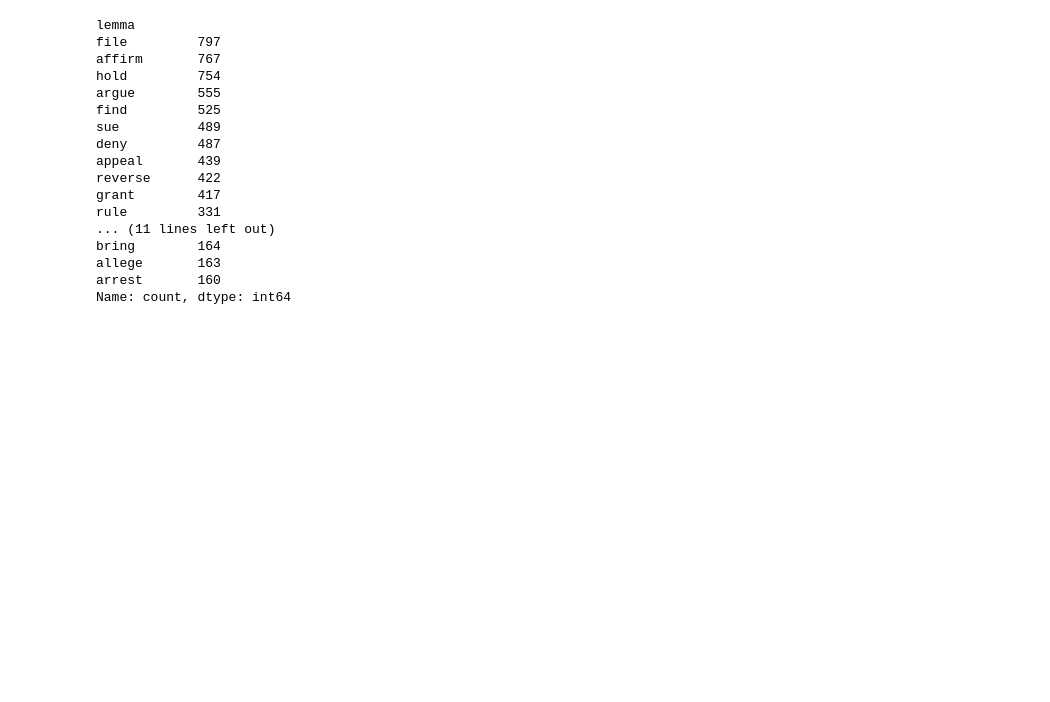
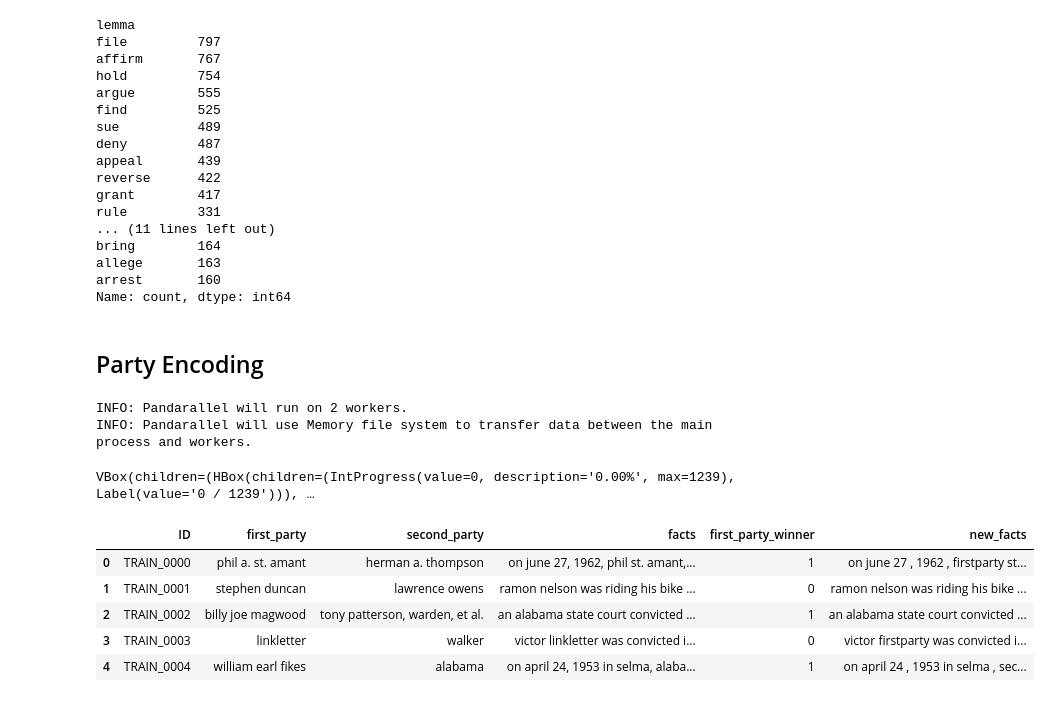
Before and after one commit to uyunho99/legal_prediction, a Jupyter notebook: spacy.ipynb, the cells around one changed output. Cells and saved outputs as stored; diff of their text form; code cells hidden in the pictures; blank space fills up the shorter version.

```diff
--- a/spacy.ipynb
+++ b/spacy.ipynb
@@ -159,3 +208,5 @@ bring        164
 allege       163
 arrest       160
 Name: count, dtype: int64
+# %% [markdown]
+## Party Encoding
@@ -161,0 +217,11 @@ Name: count, dtype: int64
+# %%
+train_df = pd.read_csv("./Data/train.csv")
+test_df = pd.read_csv("./Data/test.csv")
+# %%
+train_df['first_party'] = train_df['first_party'].str.lower()
+train_df['second_party'] = train_df['second_party'].str.lower()
+train_df['facts'] = train_df['facts'].str.lower()
+
+test_df['first_party'] = test_df['first_party'].str.lower()
+test_df['second_party'] = test_df['second_party'].str.lower()
+test_df['facts'] = test_df['facts'].str.lower()
@@ -161,0 +304,20 @@ Name: count, dtype: int64
+# %%
+from pandarallel import pandarallel
+
+pandarallel.initialize(progress_bar=True, nb_workers=2)
+
+# train_df['facts_token'] = train_df['facts'].parallel_apply(nlp)
+train_df['new_facts'] = train_df.parallel_apply(lambda x: replace_name(x['first_party'], x['second_party'], nlp(x['facts'])), axis=1)
+# %% [output]
+INFO: Pandarallel will run on 2 workers.
+INFO: Pandarallel will use Memory file system to transfer data between the main process and workers.
+VBox(children=(HBox(children=(IntProgress(value=0, description='0.00%', max=1239), Label(value='0 / 1239'))), …
+# %%
+train_df.head()
+# %% [output]
+|  | ID | first_party | second_party | facts | first_party_winner | new_facts |
+| 0 | TRAIN_0000 | phil a. st. amant | herman a. thompson | on june 27, 1962, phil st. amant,... | 1 | on june 27 , 1962 , firstparty st... |
+| 1 | TRAIN_0001 | stephen duncan | lawrence owens | ramon nelson was riding his bike ... | 0 | ramon nelson was riding his bike ... |
+| 2 | TRAIN_0002 | billy joe magwood | tony patterson, warden, et al. | an alabama state court convicted ... | 1 | an alabama state court convicted ... |
+| 3 | TRAIN_0003 | linkletter | walker | victor linkletter was convicted i... | 0 | victor firstparty was convicted i... |
+| 4 | TRAIN_0004 | william earl fikes | alabama | on april 24, 1953 in selma, alaba... | 1 | on april 24 , 1953 in selma , sec... |
```
Also changed, not shown: parts of 17 cells of this notebook.
